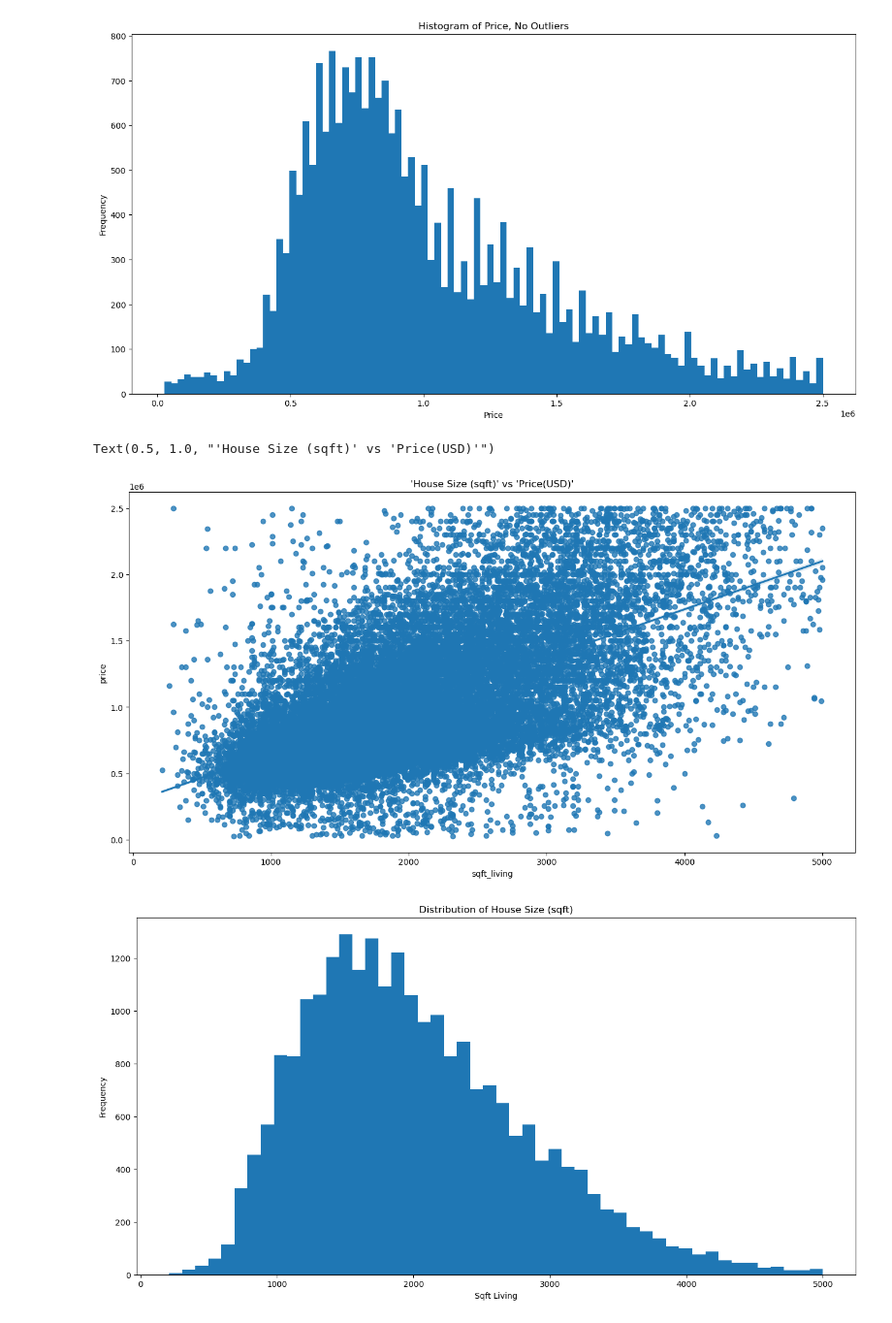
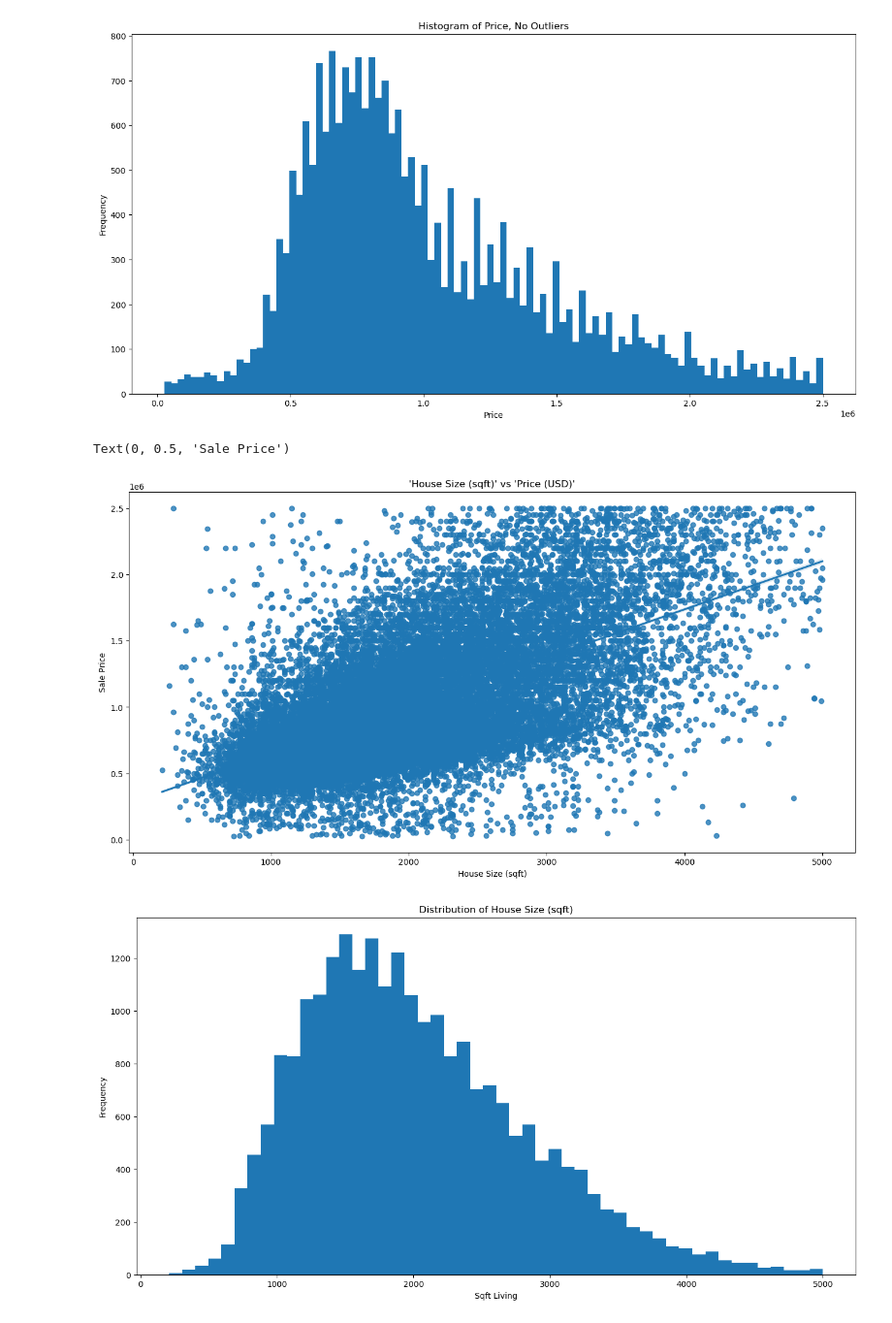
Before and after one commit to ChuckNadel/PNWHousingModel, a Jupyter notebook: HousingNotebookFinal.ipynb, the cells around one changed output. Shown at 97% size. Drawn from its saved outputs; the diff is of its cells as text; code cells hidden in the pictures.

```diff
--- a/HousingNotebookFinal.ipynb
+++ b/HousingNotebookFinal.ipynb
@@ -311,10 +315,12 @@ plt.show()
 # %%
 plt.figure(figsize=(16,8))
 sns.regplot(x='sqft_living', y='price', data=housingDF)
-plt.title("'House Size (sqft)' vs 'Price(USD)'")
+plt.title("'House Size (sqft)' vs 'Price (USD)'")
+plt.xlabel('House Size (sqft)')
+plt.ylabel('Sale Price')
 # %% [output]
-Text(0.5, 1.0, "'House Size (sqft)' vs 'Price(USD)'")
+Text(0, 0.5, 'Sale Price')
-[figure, old version]
+[figure, new version]
 # %%
 plt.figure(figsize=(16,8))
 plt.hist(housingDF['sqft_living'], bins=50)
```
Also changed, not shown: parts of 1 cell of this notebook.
